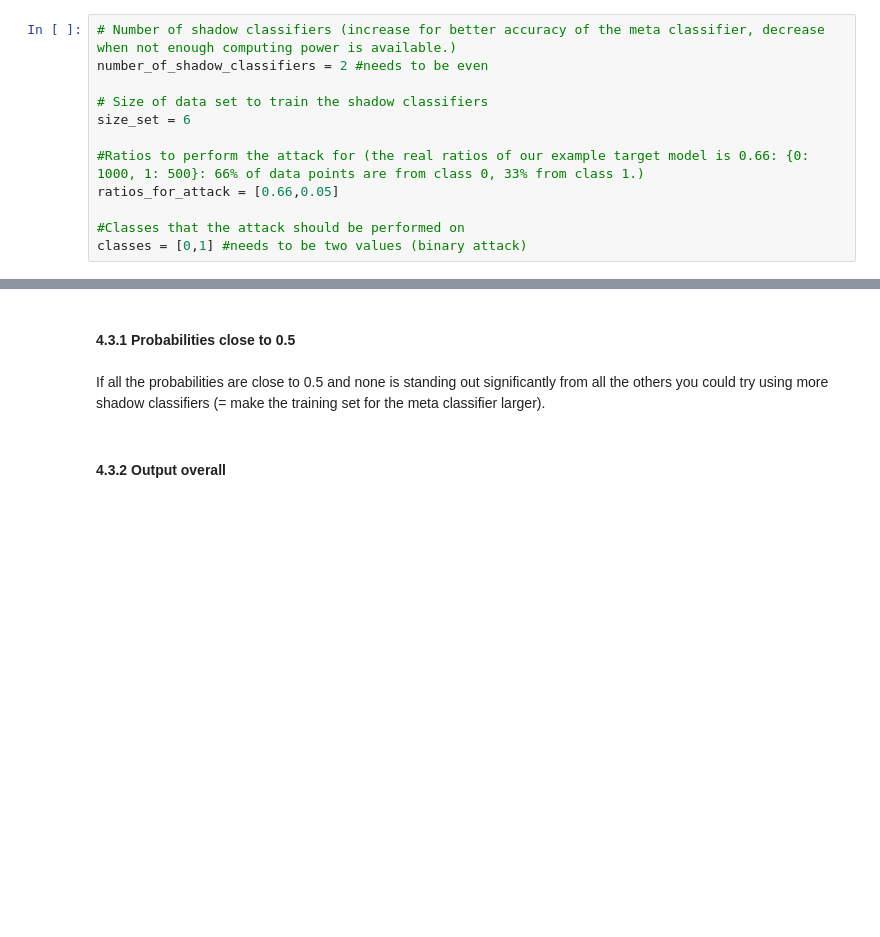
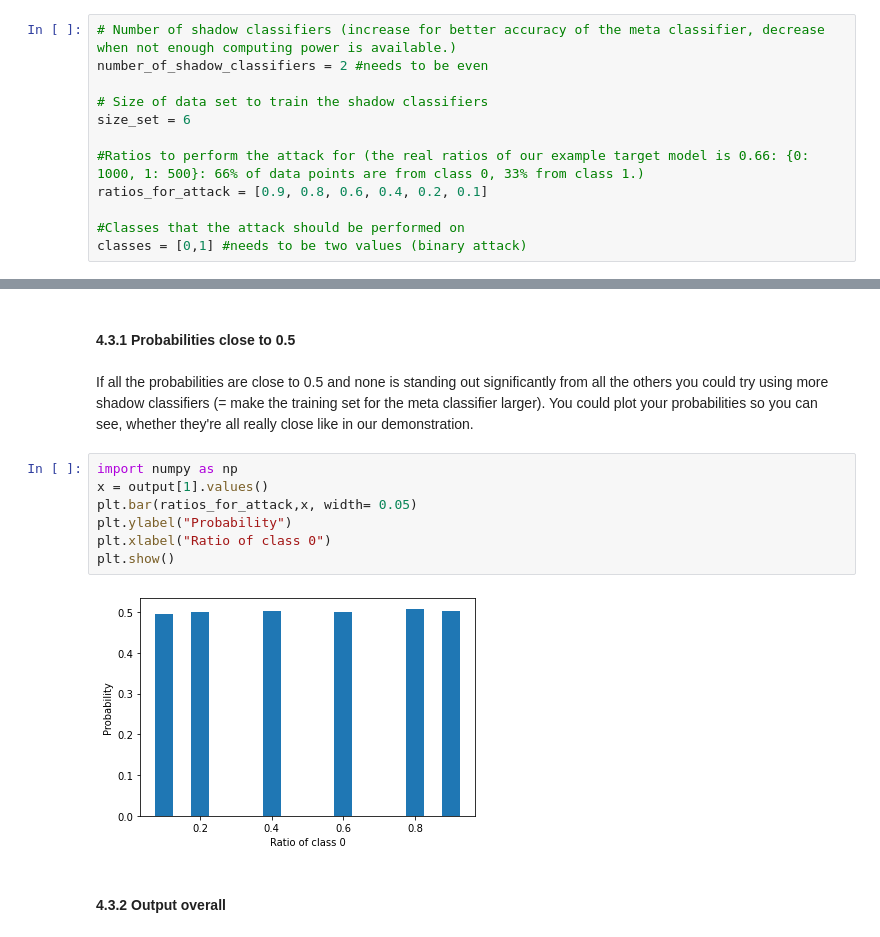
Before and after one commit to privML/privacy-evaluator, a Jupyter notebook: notebooks/property_inference_attack.ipynb, the cells around one changed output, grey strips where cells are left out. Drawn from its saved outputs; the diff is of its cells as text; blank space fills up the shorter version.

Commit message:
Added barplot to visualize probabilities

```diff
--- a/notebooks/property_inference_attack.ipynb
+++ b/notebooks/property_inference_attack.ipynb
@@ -172,7 +176,7 @@ number_of_shadow_classifiers = 2 #needs to be even
 size_set = 6
 
 #Ratios to perform the attack for (the real ratios of our example target model is 0.66: {0: 1000, 1: 500}: 66% of data points are from class 0, 33% from class 1.)
-ratios_for_attack = [0.66,0.05]
+ratios_for_attack = [0.9, 0.8, 0.6, 0.4, 0.2, 0.1]
 
 #Classes that the attack should be performed on
 classes = [0,1] #needs to be two values (binary attack)
@@ -257,7 +269,16 @@ output[1]
 # %% [markdown]
 #### 4.3.1 Probabilities close to 0.5
 # %% [markdown]
-If all the probabilities are close to 0.5 and none is standing out significantly from all the others you could try using more shadow classifiers (= make the training set for the meta classifier larger).
+If all the probabilities are close to 0.5 and none is standing out significantly from all the others you could try using more shadow classifiers (= make the training set for the meta classifier larger). You could plot your probabilities so you can see, whether they're all really close like in our demonstration.
+# %%
+import numpy as np
+x = output[1].values()
+plt.bar(ratios_for_attack,x, width= 0.05)
+plt.ylabel("Probability")
+plt.xlabel("Ratio of class 0")
+plt.show()
+# %% [output]
+[figure, added]
 # %% [markdown]
 #### 4.3.2 Output overall
 # %% [markdown]
```
Also changed, not shown: parts of 8 cells of this notebook, 1 other file.
